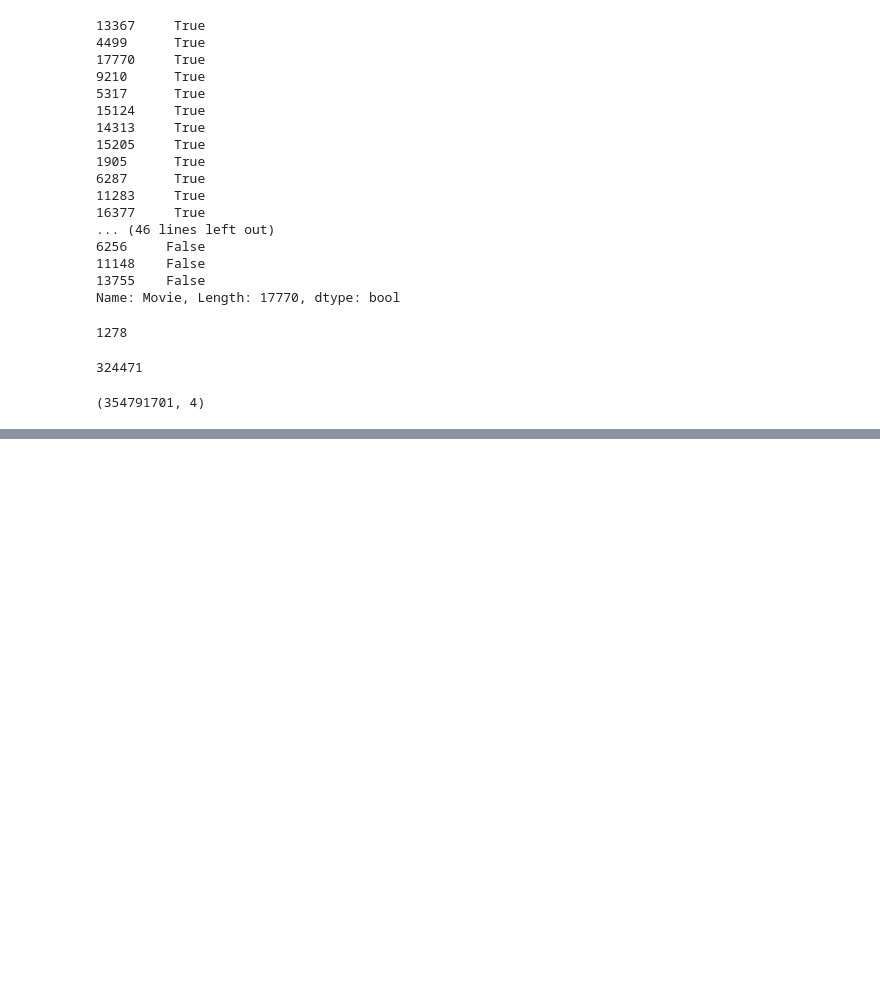
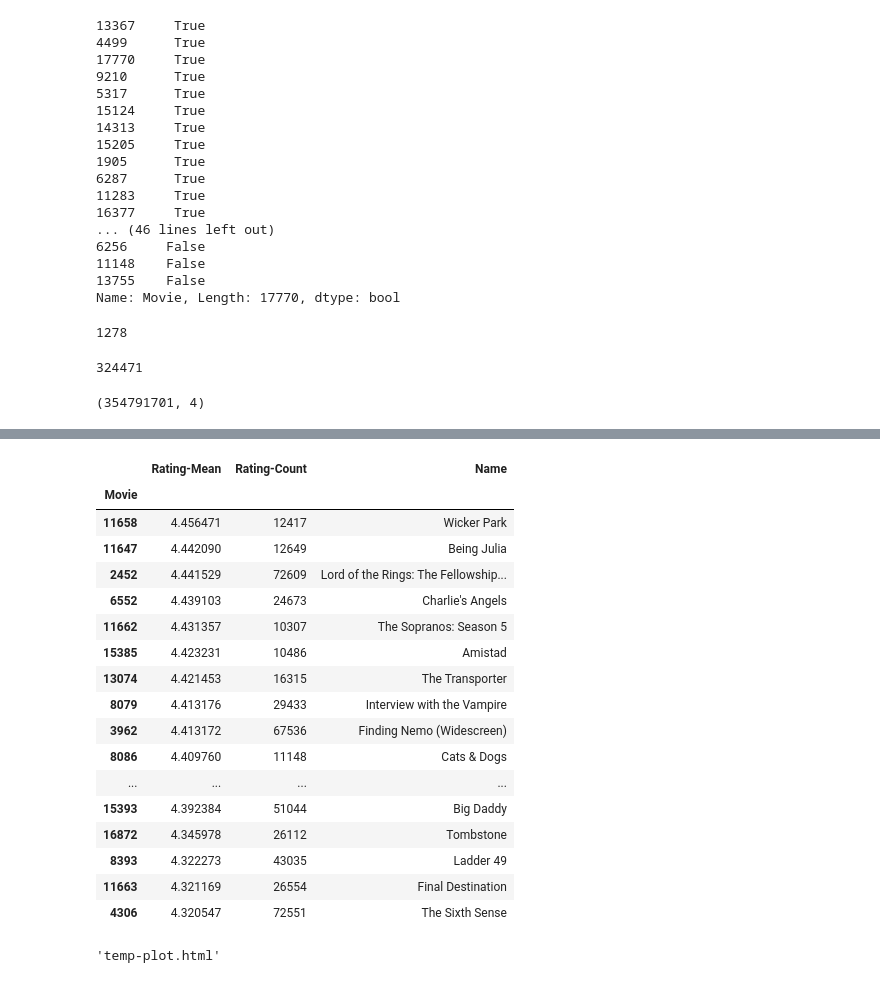
Before and after one commit to Amruta-Nadgouda/Netflix_Recommendation_System, a Jupyter notebook: NRS_MeanRating.ipynb, the cells around one changed output, grey strips where cells are left out. Cells and saved outputs as stored; diff of their text form; code cells hidden in the pictures; blank space fills up the shorter version.

```diff
--- a/NRS_MeanRating.ipynb
+++ b/NRS_MeanRating.ipynb
@@ -356,0 +402,9 @@ filterDF.shape
+# %%
+#Mean rating
+
+topMovies = 20
+
+#Compute mean for all movies
+ratingMean = predDF.mean(axis=0).sort_values(ascending=False).rename('Rating-Mean').to_frame()
+# %%
+ratingCount = predDF.count(axis=0).rename('Rating-Count').to_frame()
@@ -356,0 +422,44 @@ filterDF.shape
+# %%
+rankingMeanRating = ratingMean.head(topMovies).join(ratingCount).join(movieTitle.drop('Year',axis=1))
+# %%
+rankingMeanRating
+# %% [output]
+|  | Rating-Mean | Rating-Count | Name |
+| Movie |  |  |  |
+| 11658 | 4.456471 | 12417 | Wicker Park |
+| 11647 | 4.442090 | 12649 | Being Julia |
+| 2452 | 4.441529 | 72609 | Lord of the Rings: The Fellowship... |
+| 6552 | 4.439103 | 24673 | Charlie's Angels |
+| 11662 | 4.431357 | 10307 | The Sopranos: Season 5 |
+| 15385 | 4.423231 | 10486 | Amistad |
+| 13074 | 4.421453 | 16315 | The Transporter |
+| 8079 | 4.413176 | 29433 | Interview with the Vampire |
+| 3962 | 4.413172 | 67536 | Finding Nemo (Widescreen) |
+| 8086 | 4.409760 | 11148 | Cats & Dogs |
+| ... | ... | ... | ... |
+| 15393 | 4.392384 | 51044 | Big Daddy |
+| 16872 | 4.345978 | 26112 | Tombstone |
+| 8393 | 4.322273 | 43035 | Ladder 49 |
+| 11663 | 4.321169 | 26554 | Final Destination |
+| 4306 | 4.320547 | 72551 | The Sixth Sense |
+# %%
+#Lets plot the result
+
+#trace
+trace = go.Bar(x = rankingMeanRating['Rating-Mean'],
+              text = rankingMeanRating['Name'].astype('str') + ': ' + rankingMeanRating['Rating-Count'].astype('str') + 'Ratings',
+              textposition = 'outside',
+              textfont = dict(color = '#000000'),
+              orientation = 'h',
+              y = list(range(1,topMovies+1)),
+              marker = dict(color = '#db0000'))
+
+#layout
+layout = dict(title = 'Ranking Of Top {} Mean-Movie-Ratings'.format(topMovies),
+              xaxis = dict(title = 'Mean-Rating',
+                         range = (4.3, 4.5)),
+              yaxis = dict(title = 'Movie'))
+fig = go.Figure(data = [trace], layout = layout)
+plot(fig)
+# %% [output]
+'temp-plot.html'
```
Also changed, not shown: parts of 14 cells of this notebook.
